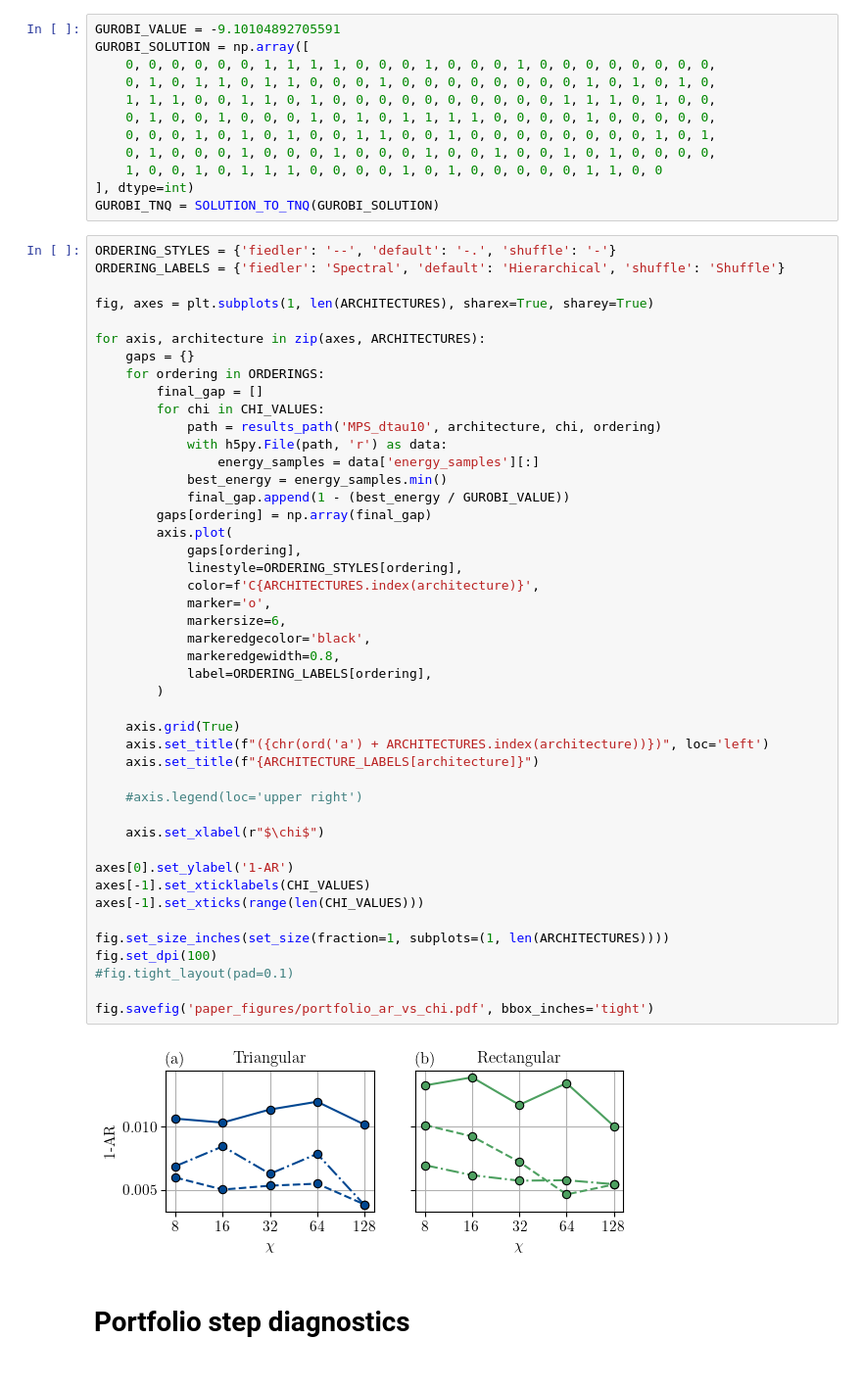
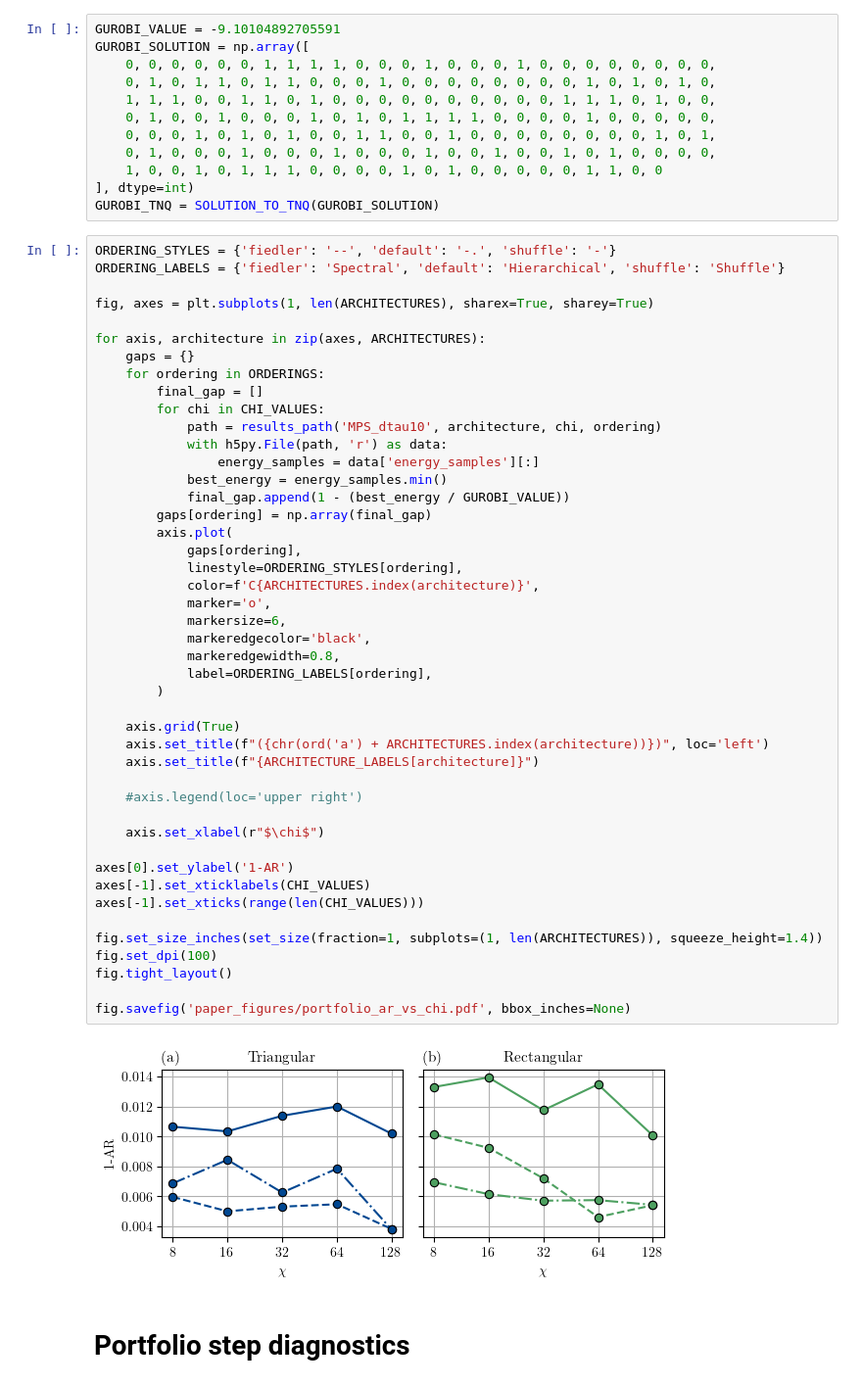
Before and after one commit to erikasgrim/swapnet-mps-ite, a Jupyter notebook: figures/generate_figures_portfolio_opt.ipynb, the cells around one changed output. Shown at 98% size. Cells and saved outputs as stored; diff of their text form.

```diff
--- a/figures/generate_figures_portfolio_opt.ipynb
+++ b/figures/generate_figures_portfolio_opt.ipynb
@@ -149,37 +149,37 @@ for axis, architecture in zip(axes, ARCHITECTURES):
                 energy_samples = data['energy_samples'][:]
             best_energy = energy_samples.min()
             final_gap.append(1 - (best_energy / GUROBI_VALUE))
         gaps[ordering] = np.array(final_gap)
         axis.plot(
             gaps[ordering],
             linestyle=ORDERING_STYLES[ordering],
             color=f'C{ARCHITECTURES.index(architecture)}',
             marker='o',
             markersize=6,
             markeredgecolor='black',
             markeredgewidth=0.8,
             label=ORDERING_LABELS[ordering],
         )
 
     axis.grid(True)
     axis.set_title(f"({chr(ord('a') + ARCHITECTURES.index(architecture))})", loc='left')
     axis.set_title(f"{ARCHITECTURE_LABELS[architecture]}")
 
     #axis.legend(loc='upper right')
 
     axis.set_xlabel(r"$\chi$")
 
 axes[0].set_ylabel('1-AR')
 axes[-1].set_xticklabels(CHI_VALUES)
 axes[-1].set_xticks(range(len(CHI_VALUES)))
 
-fig.set_size_inches(set_size(fraction=1, subplots=(1, len(ARCHITECTURES))))
+fig.set_size_inches(set_size(fraction=1, subplots=(1, len(ARCHITECTURES)), squeeze_height=1.4))
 fig.set_dpi(100)
-#fig.tight_layout(pad=0.1)
+fig.tight_layout()
 
-fig.savefig('paper_figures/portfolio_ar_vs_chi.pdf', bbox_inches='tight')
+fig.savefig('paper_figures/portfolio_ar_vs_chi.pdf', bbox_inches=None)
 # %% [output]
-[figure, old version]
+[figure, new version]
 # %% [markdown]
 # Portfolio step diagnostics
 # %% [markdown]
```
Also changed, not shown: parts of 2 cells of this notebook, 11 other files.
